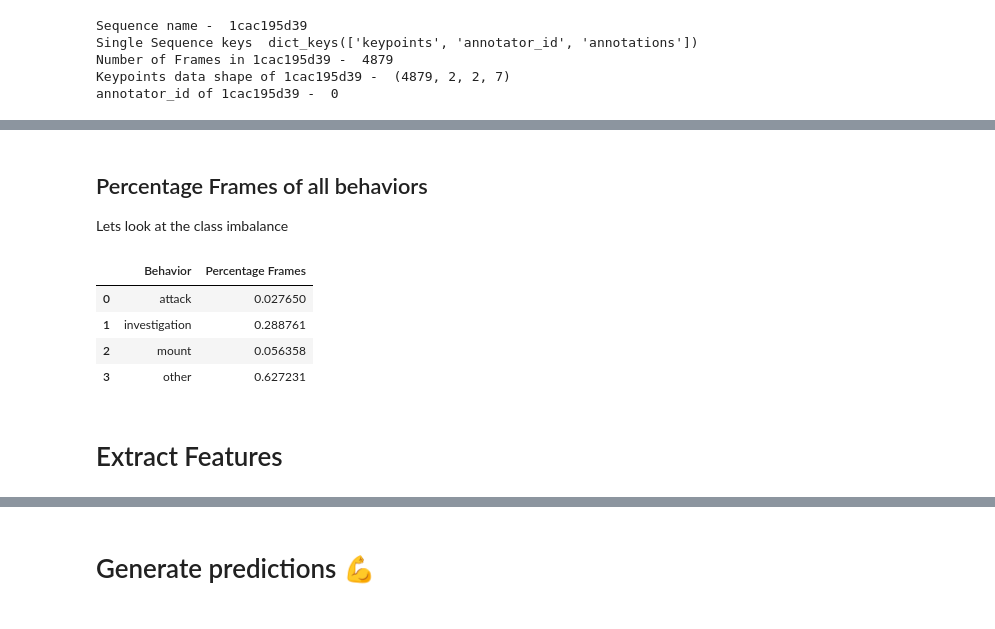
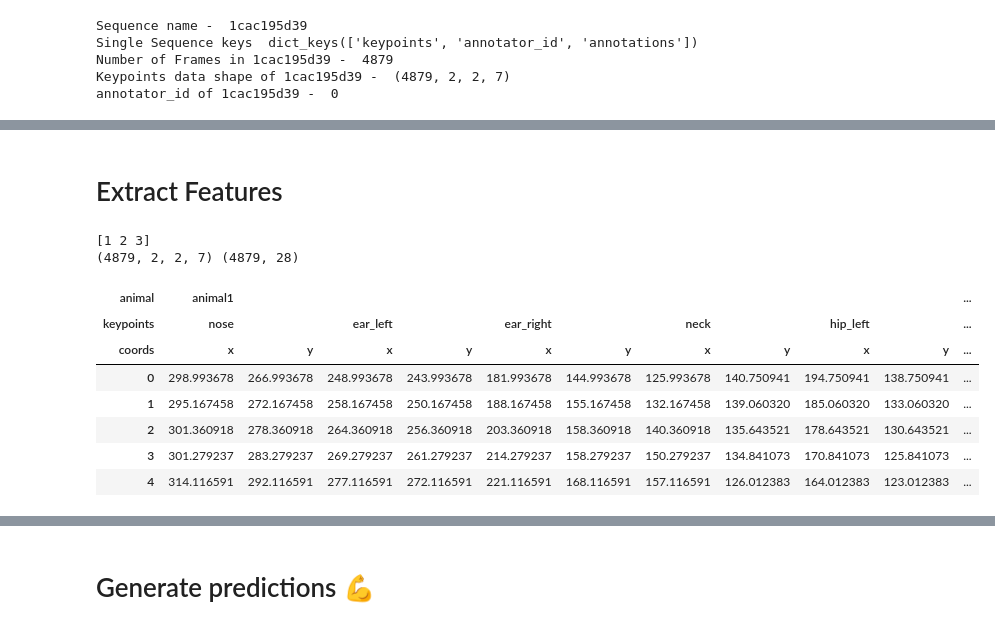
Before and after one commit to JensBlack/MultiAgentBehavior-Challenge, a Jupyter notebook: MABe_Task_1_Classical_Classification_v0_1.ipynb, the cells around one changed output, grey strips where cells are left out. Cells and saved outputs as stored; diff of their text form; code cells hidden in the pictures.

```diff
--- a/MABe_Task_1_Classical_Classification_v0_1.ipynb
+++ b/MABe_Task_1_Classical_Classification_v0_1.ipynb
@@ -302,20 +126,2 @@ Percentage of frames in every sequence for every class
-# %% [markdown]
-## Percentage Frames of all behaviors
-Lets look at the class imbalance
-# %%
-all_annotations = []
-for sk in train['sequences']:
-  anno = train['sequences'][sk]['annotations']
-  all_annotations.extend(list(anno))
-all_annotations = num_to_text(all_annotations)
-classes, counts = np.unique(all_annotations, return_counts=True)
-pd.DataFrame({"Behavior": classes,
-              "Percentage Frames": counts/len(all_annotations)})
-# %% [output]
-|  | Behavior | Percentage Frames |
-| 0 | attack | 0.027650 |
-| 1 | investigation | 0.288761 |
-| 2 | mount | 0.056358 |
-| 3 | other | 0.627231 |
 # %% [markdown]
 # Extract Features
@@ -338,14 +131,25 @@ sequence_key = sequence_names[0]
 single_sequence = train["sequences"][sequence_key]
 single_keypoints = single_sequence['keypoints']
 single_annotations = single_sequence['annotations']
-
-single_keypoints.reshape(single_keypoints[0], single_keypoints[1]*single_keypoints[2]*single_keypoints[3])
+print(np.unique(single_annotations))
+single_keypoints_2d = single_keypoints.reshape(single_keypoints.shape[0], single_keypoints.shape[1]*single_keypoints.shape[2]*single_keypoints.shape[3])
+print(single_keypoints.shape, single_keypoints_2d.shape)
+# %% [output]
+[1 2 3]
+(4879, 2, 2, 7) (4879, 28)
 # %%
 #convert to pd.DataFrame format
-
 keypoint_names = ['nose', 'ear_left', 'ear_right', 'neck', 'hip_left', 'hip_right', 'tail_base']
-clm_names = convert_bodyparts_to_column_multiindex(keypoints_names, 2)
-keypoints_idx = pd.MultiIndex.from_product(clm_names, names=['animal','keypoints','coords'])
-
-df_single_keypoints = pd.DataFrame(single_keypoints, columns = keypoints_idx)
-df_single_keypoints
+keypoints_idx = pd.MultiIndex.from_product([['animal1', 'animal2'],keypoint_names, list('xy')], names=['animal','keypoints','coords'])
+df_single_keypoints = pd.DataFrame(single_keypoints_2d, columns = keypoints_idx)
+df_single_keypoints[('classification', '', 'idx')] = single_annotations
+df_single_keypoints.head()
+# %% [output]
+| animal | animal1 |  |  |  |  |  |  |  |  |  | ... |
+| keypoints | nose |  | ear_left |  | ear_right |  | neck |  | hip_left |  | ... |
+| coords | x | y | x | y | x | y | x | y | x | y | ... |
+| 0 | 298.993678 | 266.993678 | 248.993678 | 243.993678 | 181.993678 | 144.993678 | 125.993678 | 140.750941 | 194.750941 | 138.750941 | ... |
+| 1 | 295.167458 | 272.167458 | 258.167458 | 250.167458 | 188.167458 | 155.167458 | 132.167458 | 139.060320 | 185.060320 | 133.060320 | ... |
+| 2 | 301.360918 | 278.360918 | 264.360918 | 256.360918 | 203.360918 | 158.360918 | 140.360918 | 135.643521 | 178.643521 | 130.643521 | ... |
+| 3 | 301.279237 | 283.279237 | 269.279237 | 261.279237 | 214.279237 | 158.279237 | 150.279237 | 134.841073 | 170.841073 | 125.841073 | ... |
+| 4 | 314.116591 | 292.116591 | 277.116591 | 272.116591 | 221.116591 | 168.116591 | 157.116591 | 126.012383 | 164.012383 | 123.012383 | ... |
```
Also changed, not shown: parts of 14 cells of this notebook.
